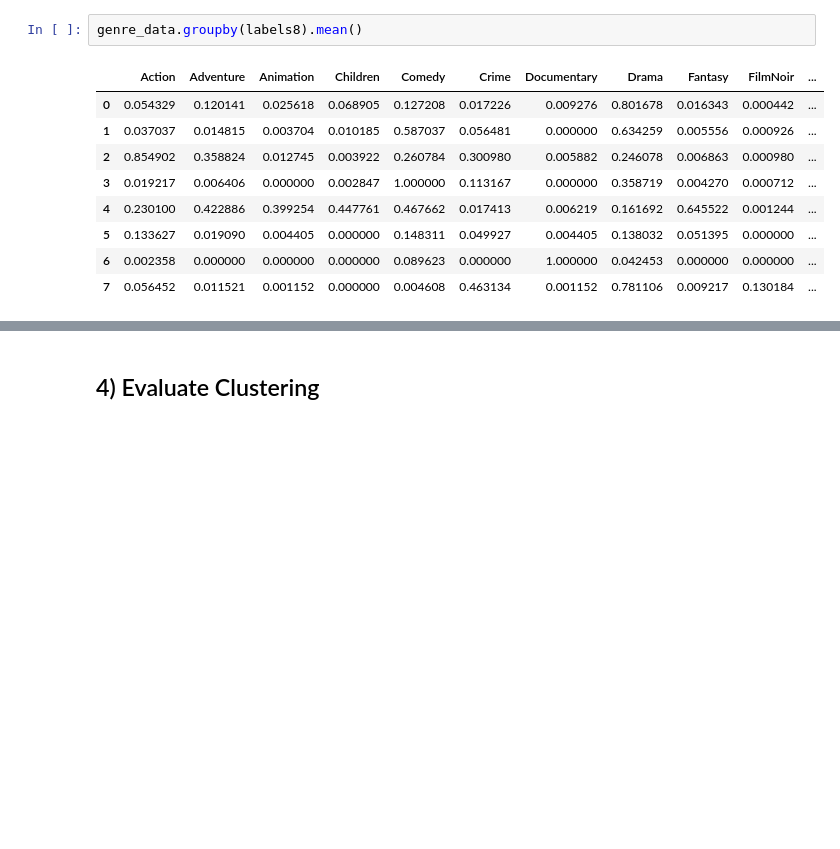
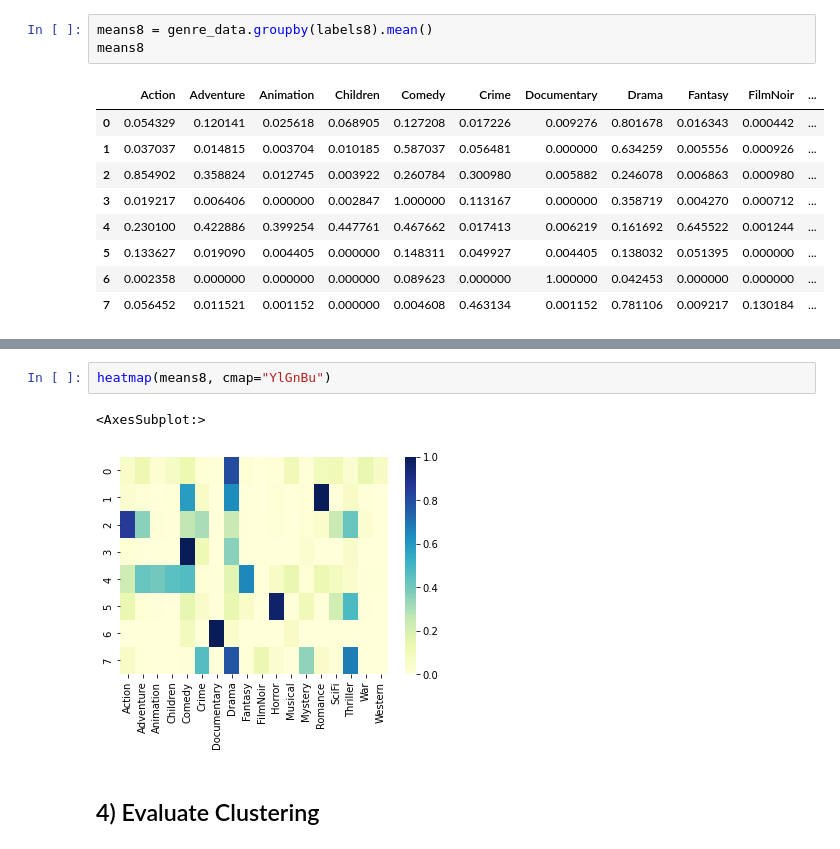
Before and after one commit to casbdai/datasets, a Jupyter notebook: Clustering/Introduction to Clustering COMPLETED.ipynb, the cells around one changed output, grey strips where cells are left out. Drawn from its saved outputs; the diff is of its cells as text; blank space fills up the shorter version.

```diff
--- a/Clustering/Introduction to Clustering COMPLETED.ipynb
+++ b/Clustering/Introduction to Clustering COMPLETED.ipynb
@@ -91,7 +92,8 @@ genre_data.groupby(labels3).mean()
 | 1 | 0.392284 | 0.245476 | 0.115056 | 0.124274 | 0.266644 | 0.121202 | 0.149539 | 0.168317 | 0.191533 | 0.000683 | ... |
 | 2 | 0.054917 | 0.090038 | 0.018838 | 0.049808 | 0.093231 | 0.140805 | 0.007024 | 0.795977 | 0.014368 | 0.036398 | ... |
 # %%
-genre_data.groupby(labels8).mean()
+means8 = genre_data.groupby(labels8).mean()
+means8
 # %% [output]
 |  | Action | Adventure | Animation | Children | Comedy | Crime | Documentary | Drama | Fantasy | FilmNoir | ... |
 | 0 | 0.054329 | 0.120141 | 0.025618 | 0.068905 | 0.127208 | 0.017226 | 0.009276 | 0.801678 | 0.016343 | 0.000442 | ... |
@@ -105,3 +117,8 @@ genre_data.groupby(labels8).mean()
+# %%
+heatmap(means8, cmap="YlGnBu")
+# %% [output]
+<AxesSubplot:>
+[figure, added]
 # %% [markdown]
 ## 4) Evaluate Clustering
 # %%
```
Also changed, not shown: parts of 3 cells of this notebook, 1 other file.
